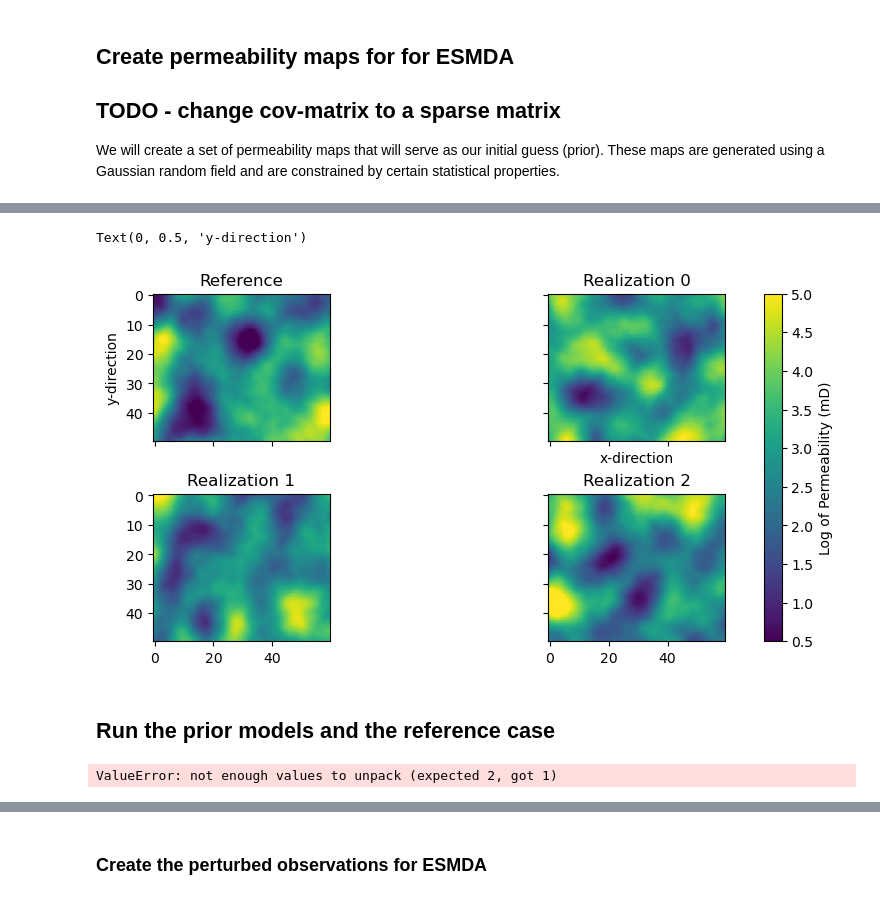
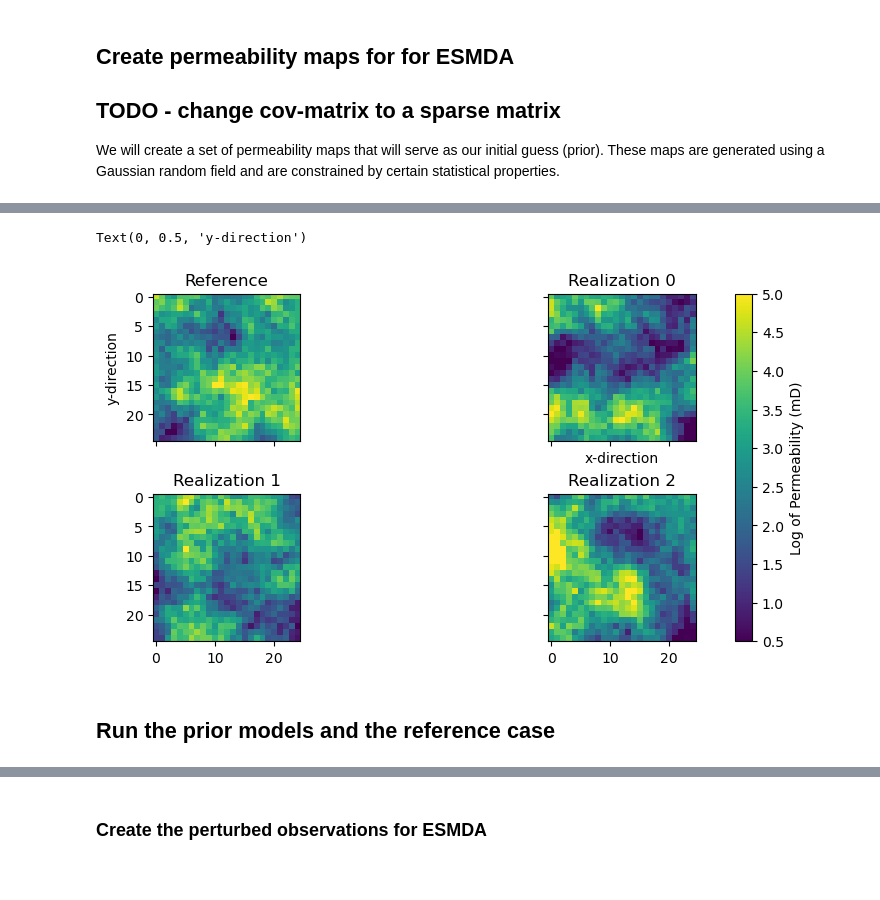
Before and after one commit to tuda-geo/resmda, a Jupyter notebook: notebooks/dev-ESMDA.ipynb, the cells around one changed output, grey strips where cells are left out. Drawn from its saved outputs; the diff is of its cells as text; code cells hidden in the pictures.

```diff
--- a/notebooks/dev-ESMDA.ipynb
+++ b/notebooks/dev-ESMDA.ipynb
@@ -20,23 +24,27 @@ This notebook demonstrates how to apply Ensemble Smoother Multiple Data Assimila
 # %%
 import numpy as np
 import matplotlib.pyplot as plt
-import reservoir_simulator as rs
+from reservoir_simulator import Simulator, covariance
 
-%load_ext autoreload
-%autoreload 2
-%load_ext line_profiler
+#%load_ext autoreload
+#%autoreload 2
+#%load_ext line_profiler
+#%load_ext memory_profiler
 
 # Instantiate the random number generator
-rng = np.random.default_rng()
+rng = np.random.default_rng(1103)
 # %%
-nx = 20 # 60
-ny = 10 # 30
+nx = 25 #20 # 60
+ny = 25 #10 # 30
 perm_field = np.ones((nx, ny)) * 100  # Replace with your actual perm field
+
+# Observation indices (should be well locations)
+ox, oy = 1, 1
 
 #wells = np.array([[15, 10, 180], [55, 25, 120], [30, 7, 140]])
 wells = None
 
-Reservoir = rs.ReservoirSim(perm_field=perm_field, wells=wells)
+Reservoir = Simulator(perm_field=perm_field, wells=wells)
 pressure_history = Reservoir(dt=np.ones(10)*0.0001)
 
 # Plot the result
@@ -47,10 +55,8 @@ ax1.set_xlabel('x-direction')
 ax1.set_ylabel('y-direction')
 fig.colorbar(im, ax=ax1, orientation='horizontal')
 ax2.set_title('Pressure over time at well locations')
-for w in Reservoir.wells:
-    ax2.plot(pressure_history[:, w[0], w[1]], '.5', lw=0.5)
-    ax2.plot(pressure_history[:, w[0], w[1]], '.', label=f"p={w[2]}")
-ax2.legend()
+ax2.plot(pressure_history[:, ox, oy], '.5', lw=0.5)
+ax2.plot(pressure_history[:, ox, oy], '.')
 ax2.set_xlabel('Timesteps')
 ax2.set_ylabel('Pressure');
 # %% [output]
@@ -62,12 +68,8 @@ ax2.set_ylabel('Pressure');
 
 We will create a set of permeability maps that will serve as our initial guess (prior). These maps are generated using a Gaussian random field and are constrained by certain statistical properties.
 # %%
-# Covariogram parameters
-length = (1, 1) #(10, 10)
-theta = 45 * np.pi/180 # degrees to rad
-
 # Generate the covariance matrix
-cov = rs.build_perm_cov_matrix(nx, ny, length, theta)
+cov = covariance(nx, ny, length=(10, 10), theta=45, sigma_pr2=1.0)
 
 fig, ax = plt.subplots()
 ax.set_title('Covariance Grid')
@@ -85,51 +81,49 @@ fig.colorbar(im, ax=ax)
 # %%
-# Create 101 random permeability fields with mean 10 and std 1
-Ne = 100
+ne = 100    # number of ensembles
 nc = nx*ny
 
 # Generate the ensembles
 lCholesky = np.linalg.cholesky(cov)
 
-mList = np.full((Ne+1, nx, ny), 3.0, order='F')  # <= What is this three? => add to random
+mList = np.full((ne+1, nx, ny), 3.0, order='F')  # <= What is this three? => add to random
 
-for i in range(Ne+1): #+1 for the reference model
+for i in range(ne+1): #+1 for the reference model
     z = rng.normal(size=nc)
     mList[i, ...] += (lCholesky @ z).reshape((nx, ny), order='F')
 
 #clip the mList to min = 0.5 and max = 5 (related to MGrid values)
 bound_max= 5
 bound_min= 0.5
 mList = np.clip(mList, bound_min, bound_max)
 
 # Set a reference model
-MReference = mList[1, ...]
+MReference = mList[0, ...]
 # Use the remaining elements for MGridPrior
 MGridPrior = mList[1:, ...]
 
 fig, axs = plt.subplots(2, 2, figsize=(9, 4), sharex=True, sharey=True, constrained_layout=True)
 axs = axs.ravel()
 for i, t in enumerate(['Reference', 'Realization 0', 'Realization 1', 'Realization 2']):
     axs[i].set_title(t)
     im = axs[i].imshow(mList[i, ...].T, vmin=bound_min, vmax=bound_max)
 fig.colorbar(im, ax=axs, label='Log of Permeability (mD)')
 axs[1].set_xlabel('x-direction')
 axs[0].set_ylabel('y-direction')
 # %% [output]
 Text(0, 0.5, 'y-direction')
-[figure, old version]
+[figure, new version]
 # %% [markdown]
 ## Run the prior models and the reference case
 # %%
 #simulate all 101 fields
-simulated_pressure_history = np.zeros((Ne, *pressure_history.shape))
-for i, perm_field in enumerate(MGridPrior.T):
-    reservoir = rs.ReservoirSim(perm_field=np.exp(perm_field), wells=wells)
-    simulated_pressure_history[i, ...] = Reservoir(dt=np.ones(10)*0.0001)
+simulated_pressure_history = np.zeros((ne, *pressure_history.shape))
+dt = np.ones(10)*0.0001
+RS = Simulator(perm_field=np.exp(MGridPrior[0, :, :]), wells=wells)
+for i, perm_field in enumerate(MGridPrior):
+    simulated_pressure_history[i, ...] = RS(dt=dt, perm_field=np.exp(perm_field))
 
 simulated_pressure_history_prior = simulated_pressure_history
 #getting only data we will use as observation
-DPrior = simulated_pressure_history[:, :, 1, 1]
+DPrior = simulated_pressure_history[:, :, ox, oy]
-# %% [output]
-ValueError: not enough values to unpack (expected 2, got 1)
 # %%
 #simulate the reference field
```
Also changed, not shown: parts of 15 cells of this notebook, 1 other file.
